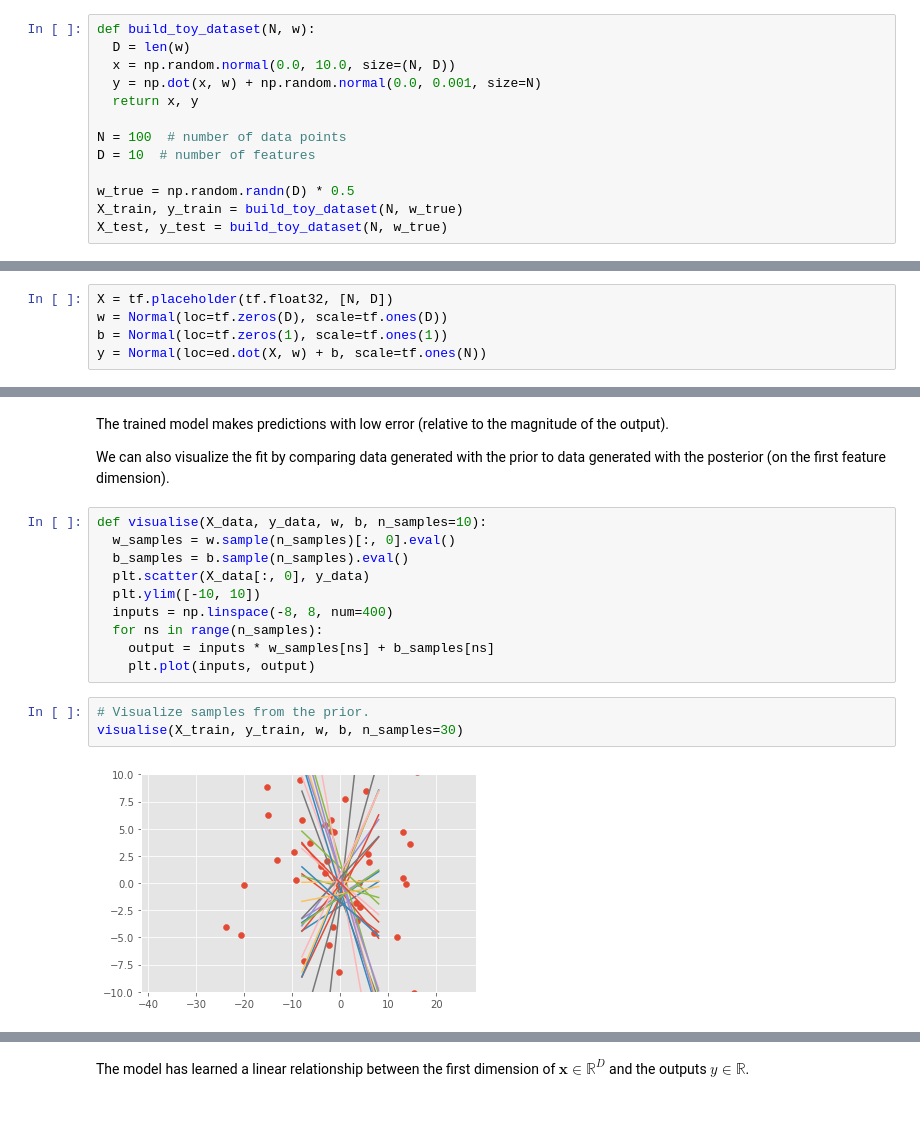
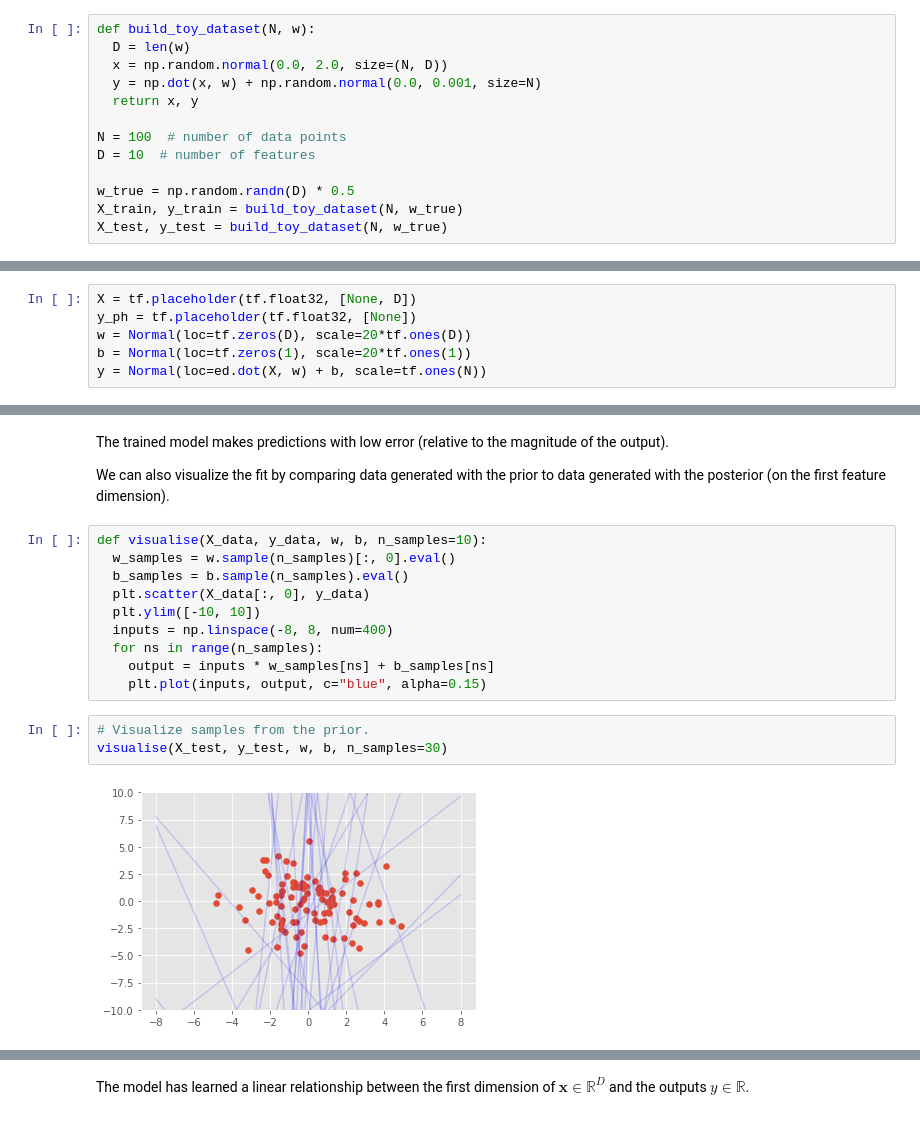
Before and after one commit to yama1968/Spikes, a Jupyter notebook: python/edward_regression.ipynb, the cells around one changed output, grey strips where cells are left out. Saved outputs shown, nothing was run; the diff lists cells and outputs as text.

```diff
--- a/python/edward_regression.ipynb
+++ b/python/edward_regression.ipynb
@@ -33,7 +33,7 @@ distributed noise.
 # %%
 def build_toy_dataset(N, w):
   D = len(w)
-  x = np.random.normal(0.0, 10.0, size=(N, D))
+  x = np.random.normal(0.0, 2.0, size=(N, D))
   y = np.dot(x, w) + np.random.normal(0.0, 0.001, size=N)
   return x, y
 
@@ -76,9 +76,10 @@ linear transformation of the inputs $\mathbf{x}_n$.
 
 Let's build the model in Edward, fixing $\sigma_w,\sigma_b,\sigma_y=1$.
 # %%
-X = tf.placeholder(tf.float32, [N, D])
-w = Normal(loc=tf.zeros(D), scale=tf.ones(D))
-b = Normal(loc=tf.zeros(1), scale=tf.ones(1))
+X = tf.placeholder(tf.float32, [None, D])
+y_ph = tf.placeholder(tf.float32, [None])
+w = Normal(loc=tf.zeros(D), scale=20*tf.ones(D))
+b = Normal(loc=tf.zeros(1), scale=20*tf.ones(1))
 y = Normal(loc=ed.dot(X, w) + b, scale=tf.ones(N))
 # %% [markdown]
 Here, we define a placeholder `X`. During inference, we pass in
@@ -147,11 +153,11 @@ def visualise(X_data, y_data, w, b, n_samples=10):
   inputs = np.linspace(-8, 8, num=400)
   for ns in range(n_samples):
     output = inputs * w_samples[ns] + b_samples[ns]
-    plt.plot(inputs, output)
+    plt.plot(inputs, output, c="blue", alpha=0.15)
 # %%
 # Visualize samples from the prior.
-visualise(X_train, y_train, w, b, n_samples=30)
+visualise(X_test, y_test, w, b, n_samples=30)
 # %% [output]
-[figure, old version]
+[figure, new version]
 # %%
 # Visualize samples from the posterior.
```
Also changed, not shown: parts of 4 cells of this notebook, 6 other files.
